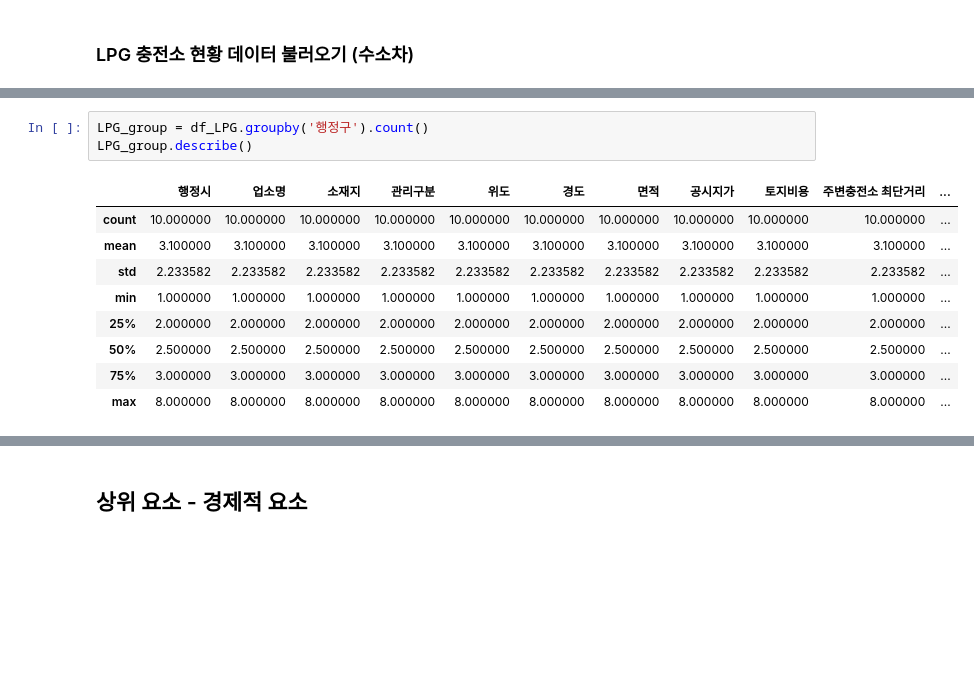
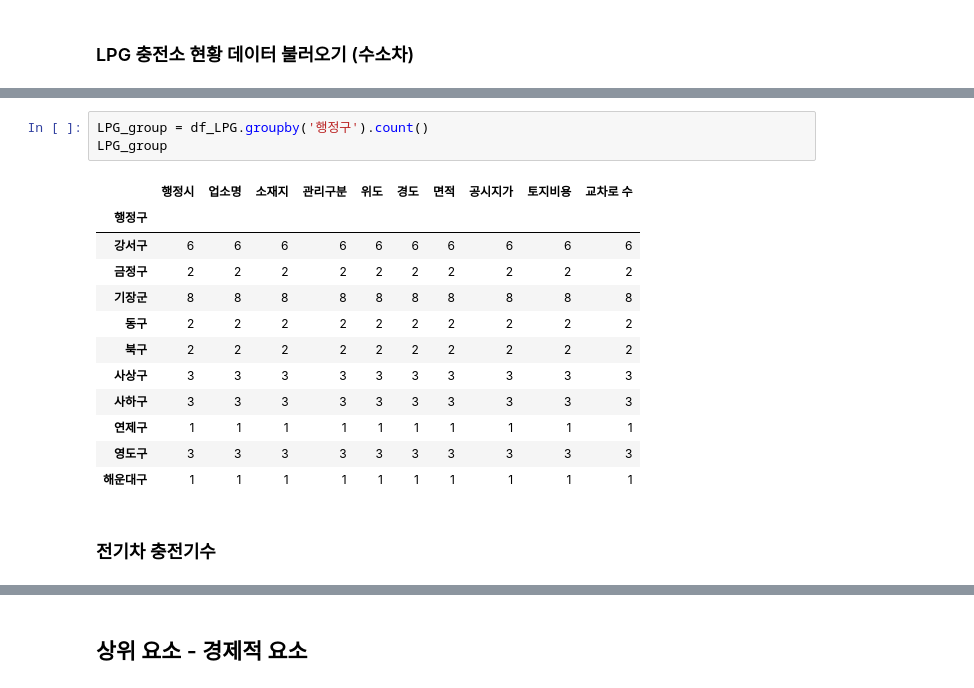
Before and after one commit to jhparkland/Green-Car-Charging-Station-Site-Selection, a Jupyter notebook: Notebook/GVCS/GVCS.ipynb, the cells around one changed output, grey strips where cells are left out. Cells and saved outputs as stored; diff of their text form; blank space fills up the shorter version.

```diff
--- a/Notebook/GVCS/GVCS.ipynb
+++ b/Notebook/GVCS/GVCS.ipynb
@@ -586,13 +574,18 @@ df_LPG
 # %%
 LPG_group = df_LPG.groupby('행정구').count()
-LPG_group.describe()
+LPG_group
 # %% [output]
-|  | 행정시 | 업소명 | 소재지 | 관리구분 | 위도 | 경도 | 면적 | 공시지가 | 토지비용 | 주변충전소 최단거리 | ... |
-| count | 10.000000 | 10.000000 | 10.000000 | 10.000000 | 10.000000 | 10.000000 | 10.000000 | 10.000000 | 10.000000 | 10.000000 | ... |
-| mean | 3.100000 | 3.100000 | 3.100000 | 3.100000 | 3.100000 | 3.100000 | 3.100000 | 3.100000 | 3.100000 | 3.100000 | ... |
-| std | 2.233582 | 2.233582 | 2.233582 | 2.233582 | 2.233582 | 2.233582 | 2.233582 | 2.233582 | 2.233582 | 2.233582 | ... |
-| min | 1.000000 | 1.000000 | 1.000000 | 1.000000 | 1.000000 | 1.000000 | 1.000000 | 1.000000 | 1.000000 | 1.000000 | ... |
-| 25% | 2.000000 | 2.000000 | 2.000000 | 2.000000 | 2.000000 | 2.000000 | 2.000000 | 2.000000 | 2.000000 | 2.000000 | ... |
-| 50% | 2.500000 | 2.500000 | 2.500000 | 2.500000 | 2.500000 | 2.500000 | 2.500000 | 2.500000 | 2.500000 | 2.500000 | ... |
-| 75% | 3.000000 | 3.000000 | 3.000000 | 3.000000 | 3.000000 | 3.000000 | 3.000000 | 3.000000 | 3.000000 | 3.000000 | ... |
-| max | 8.000000 | 8.000000 | 8.000000 | 8.000000 | 8.000000 | 8.000000 | 8.000000 | 8.000000 | 8.000000 | 8.000000 | ... |
+|  | 행정시 | 업소명 | 소재지 | 관리구분 | 위도 | 경도 | 면적 | 공시지가 | 토지비용 | 교차로 수 |
+| 행정구 |  |  |  |  |  |  |  |  |  |  |
+| 강서구 | 6 | 6 | 6 | 6 | 6 | 6 | 6 | 6 | 6 | 6 |
+| 금정구 | 2 | 2 | 2 | 2 | 2 | 2 | 2 | 2 | 2 | 2 |
+| 기장군 | 8 | 8 | 8 | 8 | 8 | 8 | 8 | 8 | 8 | 8 |
+| 동구 | 2 | 2 | 2 | 2 | 2 | 2 | 2 | 2 | 2 | 2 |
+| 북구 | 2 | 2 | 2 | 2 | 2 | 2 | 2 | 2 | 2 | 2 |
+| 사상구 | 3 | 3 | 3 | 3 | 3 | 3 | 3 | 3 | 3 | 3 |
+| 사하구 | 3 | 3 | 3 | 3 | 3 | 3 | 3 | 3 | 3 | 3 |
+| 연제구 | 1 | 1 | 1 | 1 | 1 | 1 | 1 | 1 | 1 | 1 |
+| 영도구 | 3 | 3 | 3 | 3 | 3 | 3 | 3 | 3 | 3 | 3 |
+| 해운대구 | 1 | 1 | 1 | 1 | 1 | 1 | 1 | 1 | 1 | 1 |
+# %% [markdown]
+### 전기차 충전기수
```
Also changed, not shown: parts of 86 cells of this notebook, 8 other files.
